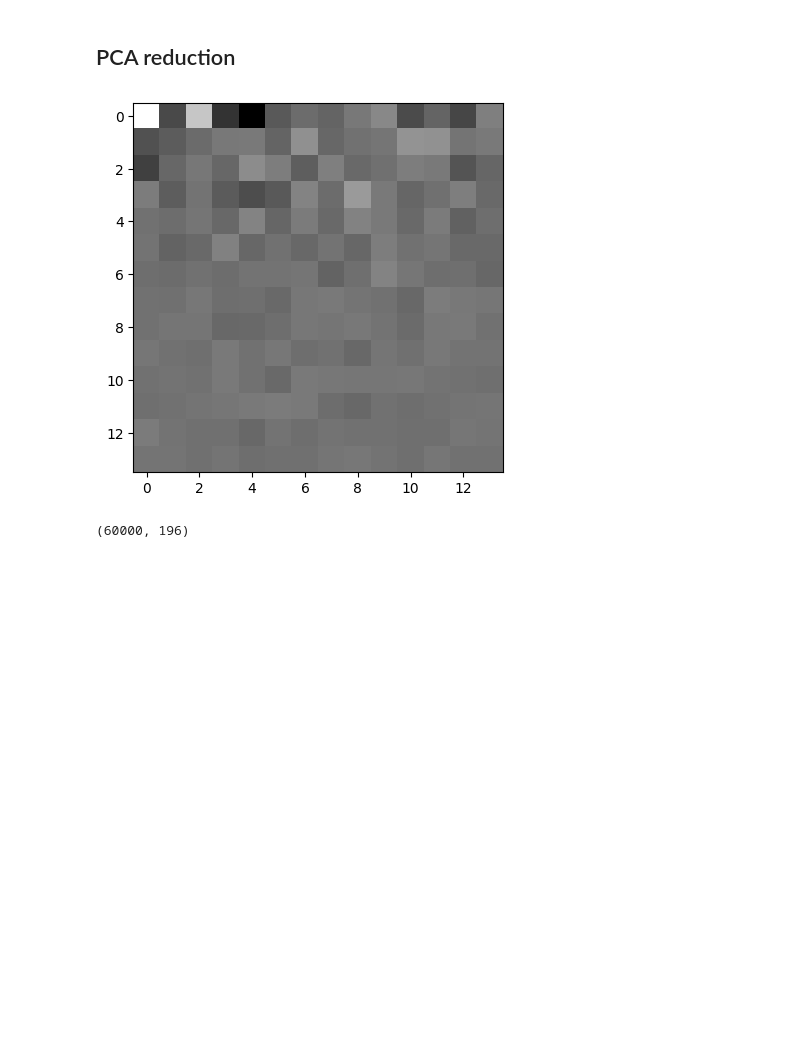
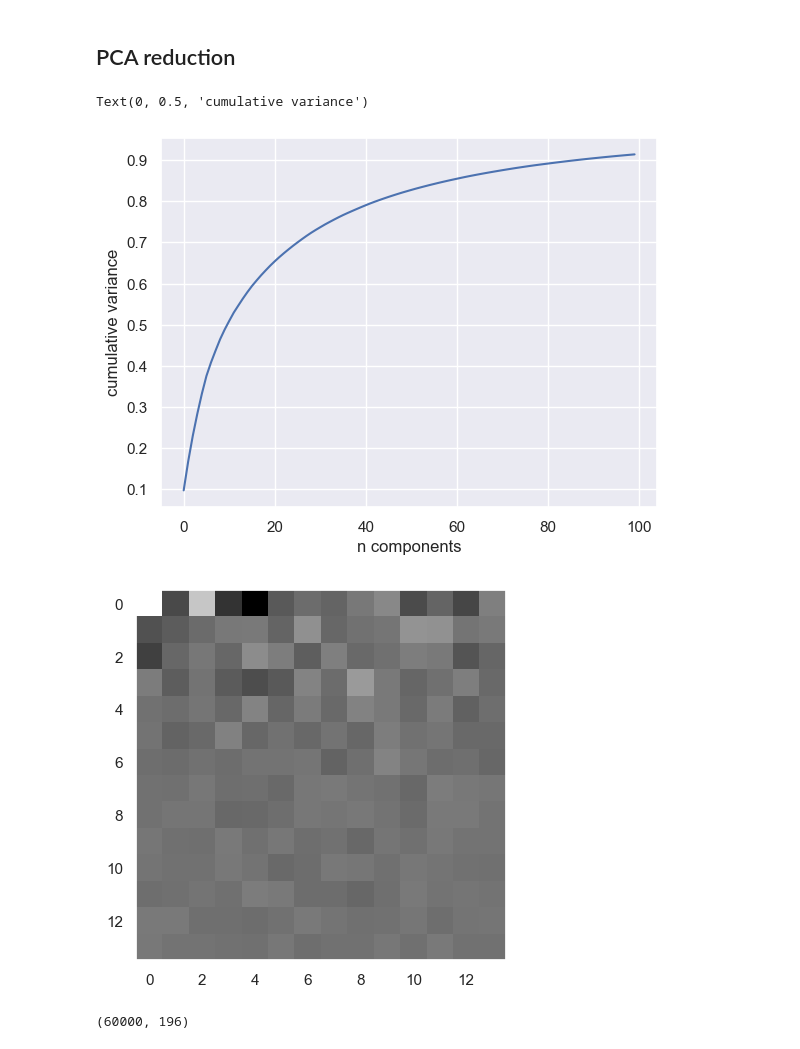
Before and after one commit to MoseGuerini/Quantum-Autoencoder, a Jupyter notebook: Code.ipynb, the cells around one changed output. Cells and saved outputs as stored; diff of their text form; code cells hidden in the pictures; blank space fills up the shorter version.

```diff
--- a/Code.ipynb
+++ b/Code.ipynb
@@ -124,5 +154,15 @@ Text(77.92222222222227, 0.5, 'True label')
 # %% [markdown]
 ## PCA reduction
+# %%
+from sklearn.decomposition import PCA as RandomizedPCA
+
+model = RandomizedPCA(100).fit(data)
+plt.plot(np.cumsum(model.explained_variance_ratio_))
+plt.xlabel('n components')
+plt.ylabel('cumulative variance')
+# %% [output]
+Text(0, 0.5, 'cumulative variance')
+[figure, added]
 # %%
 from sklearn.decomposition import PCA
 
@@ -131,11 +171,12 @@ pca.fit(data)
 dataPCA = pca.transform(data)
 dataPCA_1 = dataPCA.reshape(60000, 14, 14)
 plt.imshow(dataPCA_1[1], cmap=plt.get_cmap('gray'))
+plt.grid(False)
 plt.show()
 
 print(dataPCA.shape)
 # %% [output]
-[figure, old version]
+[figure, new version]
 (60000, 196)
 # %%
 pca_2D = PCA(n_components = 2)
```
Also changed, not shown: parts of 9 cells of this notebook.
